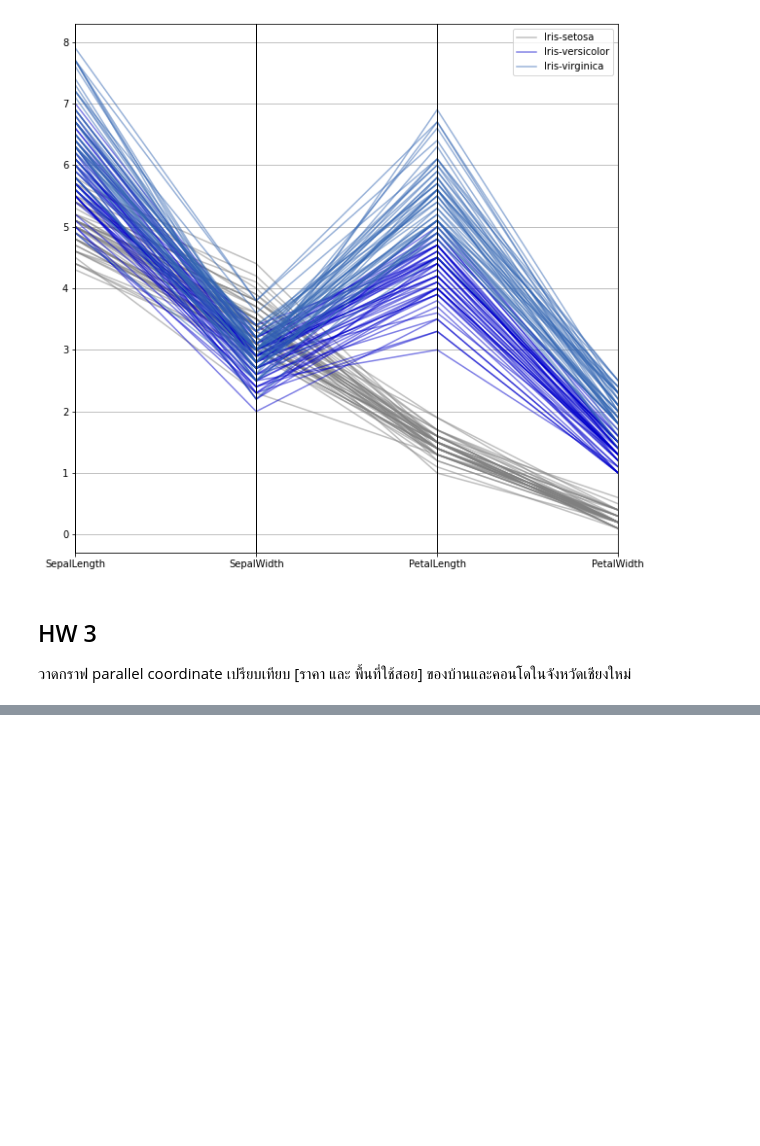
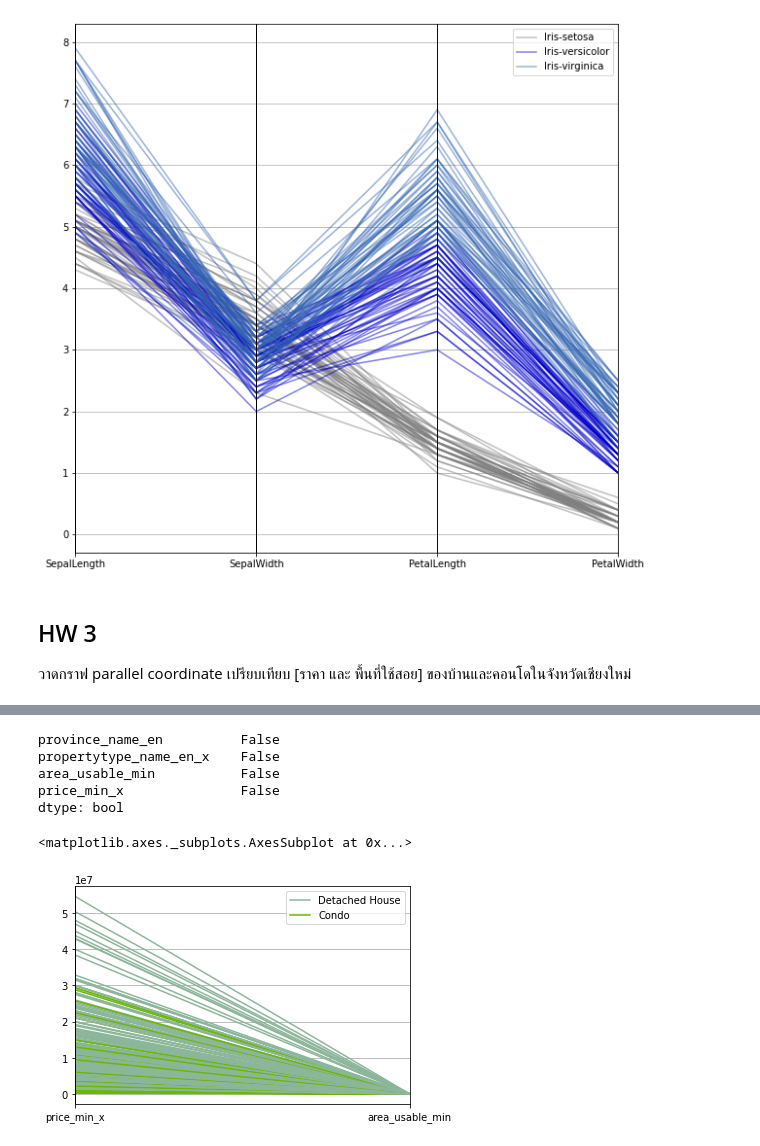
Before and after one commit to Momocute/BasicProg_DataViz65, a Jupyter notebook: DataViz01_Table_Data.ipynb, the cells around one changed output, grey strips where cells are left out. Cells and saved outputs as stored; diff of their text form; code cells hidden in the pictures; blank space fills up the shorter version.

```diff
--- a/DataViz01_Table_Data.ipynb
+++ b/DataViz01_Table_Data.ipynb
@@ -168,0 +213,3 @@ pd.plotting.parallel_coordinates(df, 'Name', color=[[0.5,0.5,0.5,0.5],[0,0,0.8,0
+# %%
+data = up[['province_name_en','propertytype_name_en_x','area_usable_min','price_min_x']] #เลือกเอาเฉพาะข้อมูลที่ใช้
+data
@@ -168,0 +238,3 @@ pd.plotting.parallel_coordinates(df, 'Name', color=[[0.5,0.5,0.5,0.5],[0,0,0.8,0
+# %%
+dt = data.dropna() #แก้ missing
+dt
@@ -168,0 +255,3 @@ pd.plotting.parallel_coordinates(df, 'Name', color=[[0.5,0.5,0.5,0.5],[0,0,0.8,0
+# %%
+chm = dt[dt['province_name_en']=='Chiang Mai'] #เลือกจังหวัดเชียงใหม่
+chm
@@ -168,0 +272,3 @@ pd.plotting.parallel_coordinates(df, 'Name', color=[[0.5,0.5,0.5,0.5],[0,0,0.8,0
+# %%
+ch = chm[(chm['propertytype_name_en_x']=='Condo') | (chm['propertytype_name_en_x']=='Detached House')]
+ch
@@ -168,0 +289,13 @@ pd.plotting.parallel_coordinates(df, 'Name', color=[[0.5,0.5,0.5,0.5],[0,0,0.8,0
+# %%
+ch.isnull().any()
+# %% [output]
+province_name_en          False
+propertytype_name_en_x    False
+area_usable_min           False
+price_min_x               False
+dtype: bool
+# %%
+pd.plotting.parallel_coordinates(ch , 'propertytype_name_en_x', cols = ['price_min_x','area_usable_min'])
+# %% [output]
+<matplotlib.axes._subplots.AxesSubplot at 0x...>
+[figure, added]
```
Also changed, not shown: parts of 9 cells of this notebook.
